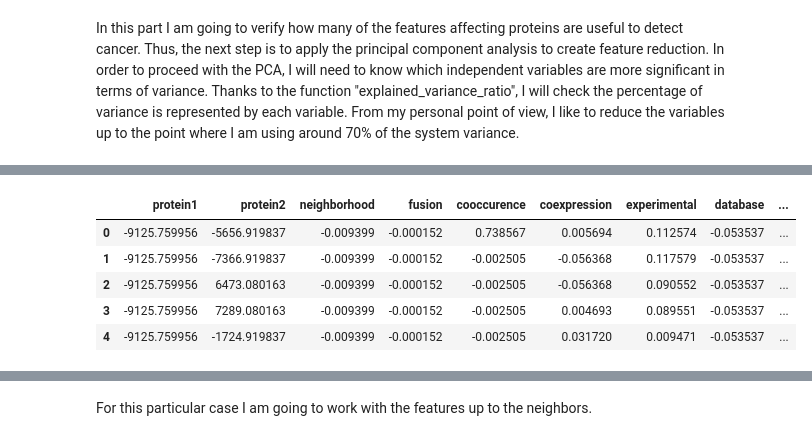
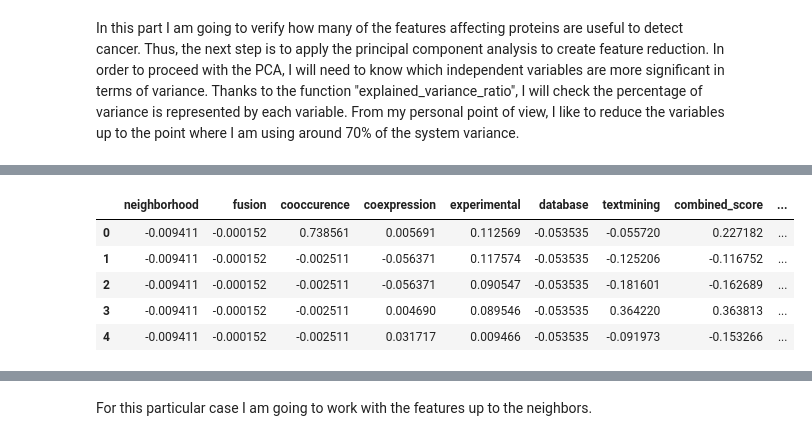
Before and after one commit to nonameforpirate2/DNA, a Jupyter notebook: NetworkAnalysis.ipynb, the cells around one changed output, grey strips where cells are left out. Cells and saved outputs as stored; diff of their text form; code cells hidden in the pictures.

Commit message:
add network properties only to PCA

```diff
--- a/NetworkAnalysis.ipynb
+++ b/NetworkAnalysis.ipynb
@@ -1901,3 +1901,5 @@ net.widget()
 ### PCA Component Decision
 # %% [markdown]
 In this part I am going to verify how many of the features affecting proteins are useful to detect cancer. Thus, the next step is to apply the principal component analysis to create feature reduction. In order to proceed with the PCA, I will need to know which independent variables are more significant in terms of variance. Thanks to the function "explained_variance_ratio", I will check the percentage of variance is represented by each variable. From my personal point of view, I like to reduce the variables up to the point where I am using around 70% of the system variance.
+# %%
+network_characteristics = x_smt.iloc[:,2:]
@@ -1929,14 +1946,14 @@ df_comp.head()
 # %%
 #compute the mean centered data
-X_mean = x_smt - x_smt.mean()
+X_mean = network_characteristics - network_characteristics.mean()
 X_mean.head()
 # %% [output]
-|  | protein1 | protein2 | neighborhood | fusion | cooccurence | coexpression | experimental | database | ... |
-| 0 | -9125.759956 | -5656.919837 | -0.009399 | -0.000152 | 0.738567 | 0.005694 | 0.112574 | -0.053537 | ... |
-| 1 | -9125.759956 | -7366.919837 | -0.009399 | -0.000152 | -0.002505 | -0.056368 | 0.117579 | -0.053537 | ... |
-| 2 | -9125.759956 | 6473.080163 | -0.009399 | -0.000152 | -0.002505 | -0.056368 | 0.090552 | -0.053537 | ... |
-| 3 | -9125.759956 | 7289.080163 | -0.009399 | -0.000152 | -0.002505 | 0.004693 | 0.089551 | -0.053537 | ... |
-| 4 | -9125.759956 | -1724.919837 | -0.009399 | -0.000152 | -0.002505 | 0.031720 | 0.009471 | -0.053537 | ... |
+|  | neighborhood | fusion | cooccurence | coexpression | experimental | database | textmining | combined_score | ... |
+| 0 | -0.009411 | -0.000152 | 0.738561 | 0.005691 | 0.112569 | -0.053535 | -0.055720 | 0.227182 | ... |
+| 1 | -0.009411 | -0.000152 | -0.002511 | -0.056371 | 0.117574 | -0.053535 | -0.125206 | -0.116752 | ... |
+| 2 | -0.009411 | -0.000152 | -0.002511 | -0.056371 | 0.090547 | -0.053535 | -0.181601 | -0.162689 | ... |
+| 3 | -0.009411 | -0.000152 | -0.002511 | 0.004690 | 0.089546 | -0.053535 | 0.364220 | 0.363813 | ... |
+| 4 | -0.009411 | -0.000152 | -0.002511 | 0.031717 | 0.009466 | -0.053535 | -0.091973 | -0.153266 | ... |
 # %%
 #compute pca for row 1
 np.dot(df_comp.loc[0, :], X_mean.loc[1, :])
```
Also changed, not shown: parts of 10 cells of this notebook.
